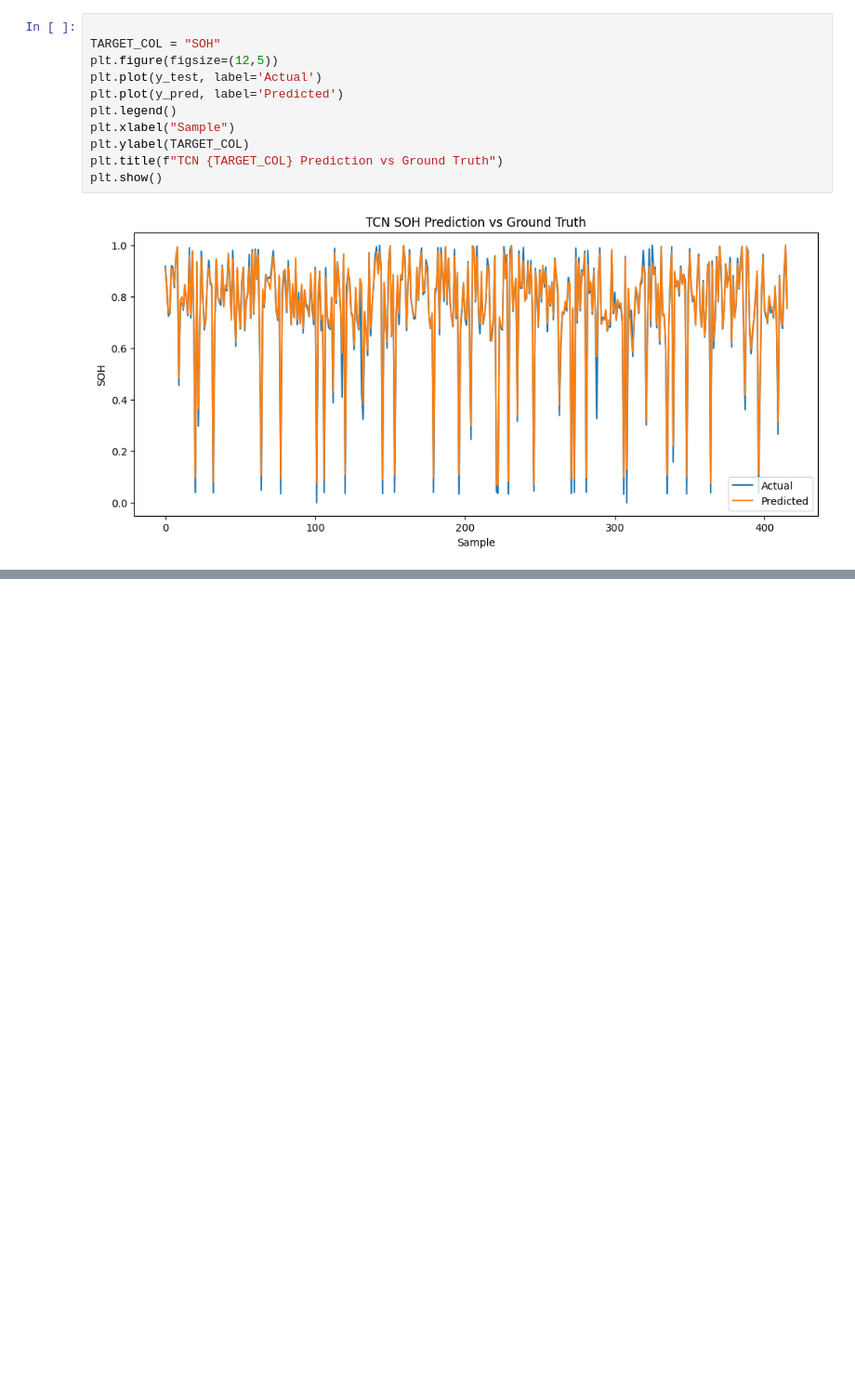
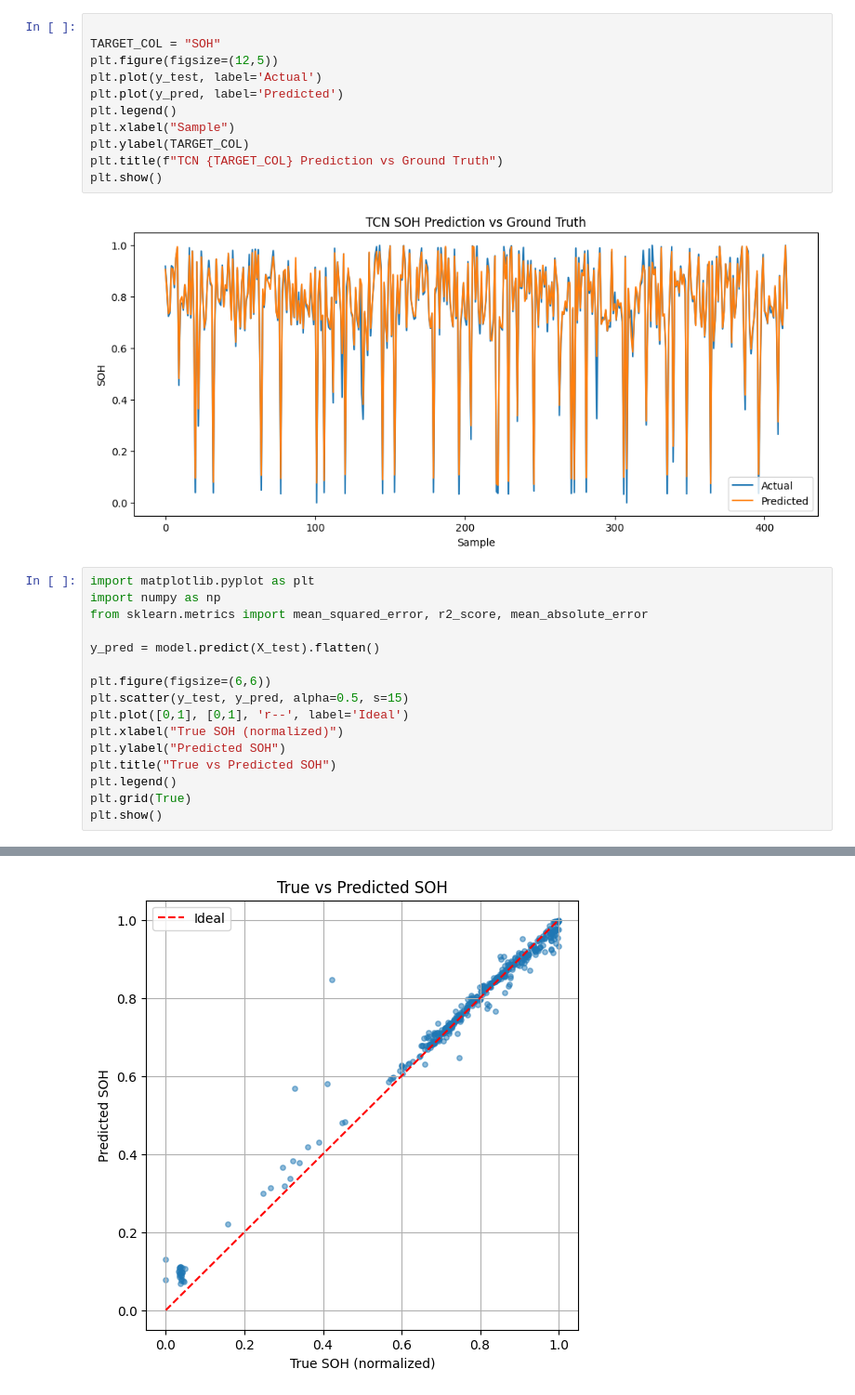
Before and after one commit to sethjkantz/Lithium_SOH_NeuralNet, a Jupyter notebook: SOH_TCN.ipynb, the cells around one changed output, grey strips where cells are left out. Shown: that part at 93% size. Cells and saved outputs as stored; diff of their text form; blank space fills up the shorter version.

Commit message:
Added graphs, initial comments.

```diff
--- a/SOH_TCN.ipynb
+++ b/SOH_TCN.ipynb
@@ -289,3 +305,20 @@ plt.title(f"TCN {TARGET_COL} Prediction vs Ground Truth")
 plt.show()
 # %% [output]
 [figure]
+# %%
+import matplotlib.pyplot as plt
+import numpy as np
+from sklearn.metrics import mean_squared_error, r2_score, mean_absolute_error
+
+y_pred = model.predict(X_test).flatten()
+
+plt.figure(figsize=(6,6))
+plt.scatter(y_test, y_pred, alpha=0.5, s=15)
+plt.plot([0,1], [0,1], 'r--', label='Ideal')
+plt.xlabel("True SOH (normalized)")
+plt.ylabel("Predicted SOH")
+plt.title("True vs Predicted SOH")
+plt.legend()
+plt.grid(True)
+plt.show()
+# %% [output]
@@ -291,0 +326 @@ plt.show()
+[figure, added]
```
Also changed, not shown: parts of 12 cells of this notebook.
